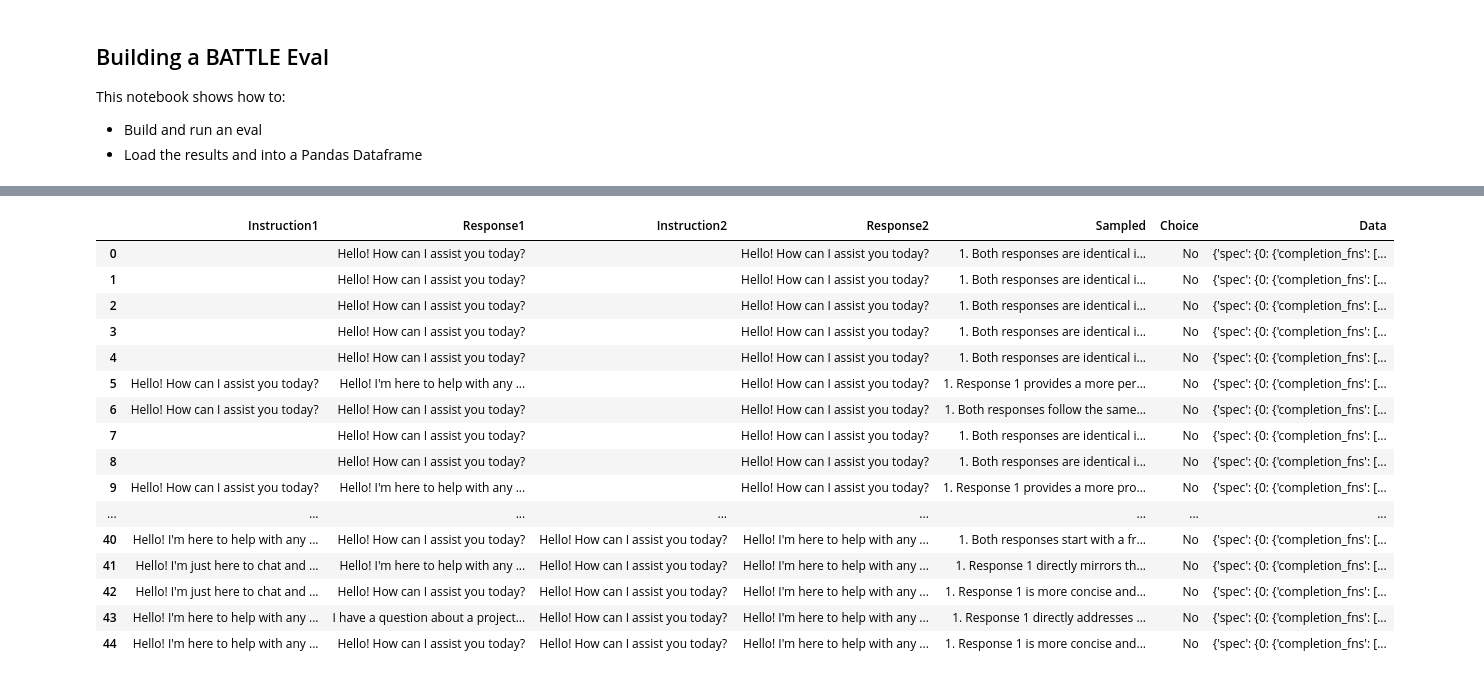
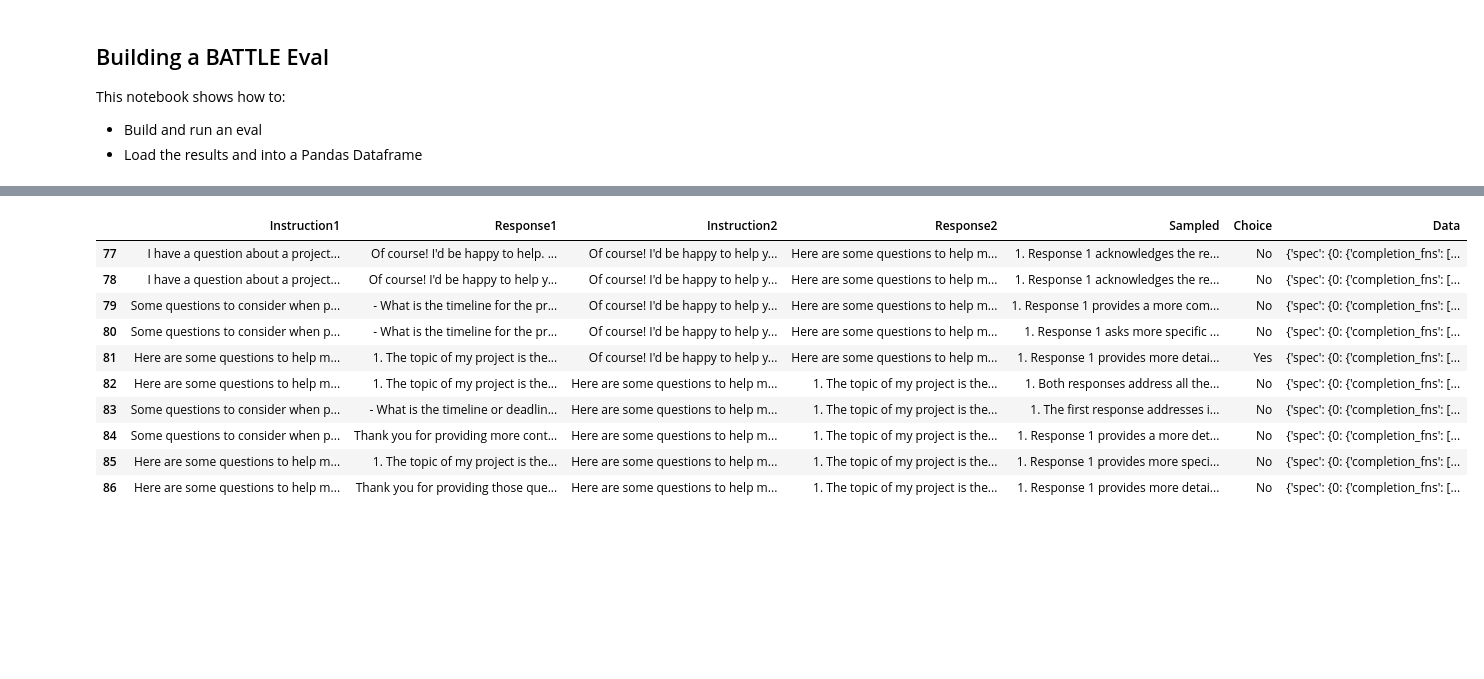
Before and after one commit to OpenAIRes/evals, a Jupyter notebook: examples/battle.ipynb, the cells around one changed output, grey strips where cells are left out. Saved outputs shown, nothing was run; the diff lists cells and outputs as text; code cells hidden in the pictures; blank space fills up the shorter version.

Commit message:
dataset as pandas data frame from the start

```diff
--- a/examples/battle.ipynb
+++ b/examples/battle.ipynb
@@ -101,9 +101,9 @@ def battle(best_message, best_response, candidate_message):
     with open(json_logs_path, "r") as f:
         df = pd.read_json(f, lines=True)
 
-    current_time = datetime.datetime.now()
-    formatted_time = current_time.strftime("%Y%m%d_%H%M%S")
-    df.to_json(os.path.join(df_path, formatted_time), lines=True, orient="records")
+    #current_time = datetime.datetime.now()
+    #formatted_time = current_time.strftime("%Y%m%d_%H%M%S")
+    #df.to_json(os.path.join(df_path, formatted_time), lines=True, orient="records")
 
     instruction1 = candidate_message[0]["content"]
     instruction2 = best_message[0]["content"]
@@ -233,20 +233,14 @@ all done, generation distance 5
 # %%
-pd.DataFrame(dataset)#.loc[17].to_list()
+pd.DataFrame(dataset).iloc[-10:]#.to_list()
 # %% [output]
 |  | Instruction1 | Response1 | Instruction2 | Response2 | Sampled | Choice | Data |
-| 0 |  | Hello! How can I assist you today? |  | Hello! How can I assist you today? | 1. Both responses are identical i... | No | {'spec': {0: {'completion_fns': [... |
-| 1 |  | Hello! How can I assist you today? |  | Hello! How can I assist you today? | 1. Both responses are identical i... | No | {'spec': {0: {'completion_fns': [... |
-| 2 |  | Hello! How can I assist you today? |  | Hello! How can I assist you today? | 1. Both responses are identical i... | No | {'spec': {0: {'completion_fns': [... |
-| 3 |  | Hello! How can I assist you today? |  | Hello! How can I assist you today? | 1. Both responses are identical i... | No | {'spec': {0: {'completion_fns': [... |
-| 4 |  | Hello! How can I assist you today? |  | Hello! How can I assist you today? | 1. Both responses are identical i... | No | {'spec': {0: {'completion_fns': [... |
-| 5 | Hello! How can I assist you today? | Hello! I'm here to help with any ... |  | Hello! How can I assist you today? | 1. Response 1 provides a more per... | No | {'spec': {0: {'completion_fns': [... |
-| 6 | Hello! How can I assist you today? | Hello! How can I assist you today? |  | Hello! How can I assist you today? | 1. Both responses follow the same... | No | {'spec': {0: {'completion_fns': [... |
-| 7 |  | Hello! How can I assist you today? |  | Hello! How can I assist you today? | 1. Both responses are identical i... | No | {'spec': {0: {'completion_fns': [... |
-| 8 |  | Hello! How can I assist you today? |  | Hello! How can I assist you today? | 1. Both responses are identical i... | No | {'spec': {0: {'completion_fns': [... |
-| 9 | Hello! How can I assist you today? | Hello! I'm here to help with any ... |  | Hello! How can I assist you today? | 1. Response 1 provides a more pro... | No | {'spec': {0: {'completion_fns': [... |
-| ... | ... | ... | ... | ... | ... | ... | ... |
-| 40 | Hello! I'm here to help with any ... | Hello! How can I assist you today? | Hello! How can I assist you today? | Hello! I'm here to help with any ... | 1. Both responses start with a fr... | No | {'spec': {0: {'completion_fns': [... |
-| 41 | Hello! I'm just here to chat and ... | Hello! I'm here to help with any ... | Hello! How can I assist you today? | Hello! I'm here to help with any ... | 1. Response 1 directly mirrors th... | No | {'spec': {0: {'completion_fns': [... |
-| 42 | Hello! I'm just here to chat and ... | Hello! How can I assist you today? | Hello! How can I assist you today? | Hello! I'm here to help with any ... | 1. Response 1 is more concise and... | No | {'spec': {0: {'completion_fns': [... |
-| 43 | Hello! I'm here to help with any ... | I have a question about a project... | Hello! How can I assist you today? | Hello! I'm here to help with any ... | 1. Response 1 directly addresses ... | No | {'spec': {0: {'completion_fns': [... |
-| 44 | Hello! I'm here to help with any ... | Hello! How can I assist you today? | Hello! How can I assist you today? | Hello! I'm here to help with any ... | 1. Response 1 is more concise and... | No | {'spec': {0: {'completion_fns': [... |
+| 77 | I have a question about a project... | Of course! I'd be happy to help. ... | Of course! I'd be happy to help y... | Here are some questions to help m... | 1. Response 1 acknowledges the re... | No | {'spec': {0: {'completion_fns': [... |
+| 78 | I have a question about a project... | Of course! I'd be happy to help y... | Of course! I'd be happy to help y... | Here are some questions to help m... | 1. Response 1 acknowledges the re... | No | {'spec': {0: {'completion_fns': [... |
+| 79 | Some questions to consider when p... | - What is the timeline for the pr... | Of course! I'd be happy to help y... | Here are some questions to help m... | 1. Response 1 provides a more com... | No | {'spec': {0: {'completion_fns': [... |
+| 80 | Some questions to consider when p... | - What is the timeline for the pr... | Of course! I'd be happy to help y... | Here are some questions to help m... | 1. Response 1 asks more specific ... | No | {'spec': {0: {'completion_fns': [... |
+| 81 | Here are some questions to help m... | 1. The topic of my project is the... | Of course! I'd be happy to help y... | Here are some questions to help m... | 1. Response 1 provides more detai... | Yes | {'spec': {0: {'completion_fns': [... |
+| 82 | Here are some questions to help m... | 1. The topic of my project is the... | Here are some questions to help m... | 1. The topic of my project is the... | 1. Both responses address all the... | No | {'spec': {0: {'completion_fns': [... |
+| 83 | Some questions to consider when p... | - What is the timeline or deadlin... | Here are some questions to help m... | 1. The topic of my project is the... | 1. The first response addresses i... | No | {'spec': {0: {'completion_fns': [... |
+| 84 | Some questions to consider when p... | Thank you for providing more cont... | Here are some questions to help m... | 1. The topic of my project is the... | 1. Response 1 provides a more det... | No | {'spec': {0: {'completion_fns': [... |
+| 85 | Here are some questions to help m... | 1. The topic of my project is the... | Here are some questions to help m... | 1. The topic of my project is the... | 1. Response 1 provides more speci... | No | {'spec': {0: {'completion_fns': [... |
+| 86 | Here are some questions to help m... | Thank you for providing those que... | Here are some questions to help m... | 1. The topic of my project is the... | 1. Response 1 provides more detai... | No | {'spec': {0: {'completion_fns': [... |
```
Also changed, not shown: parts of 6 cells of this notebook, 3 other files.
